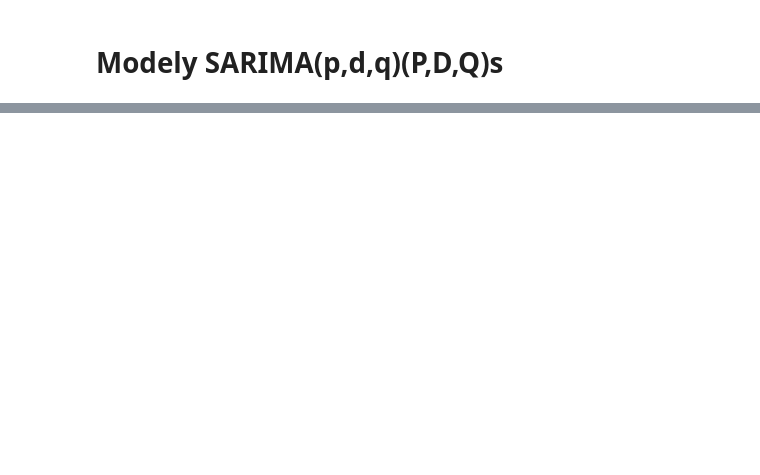
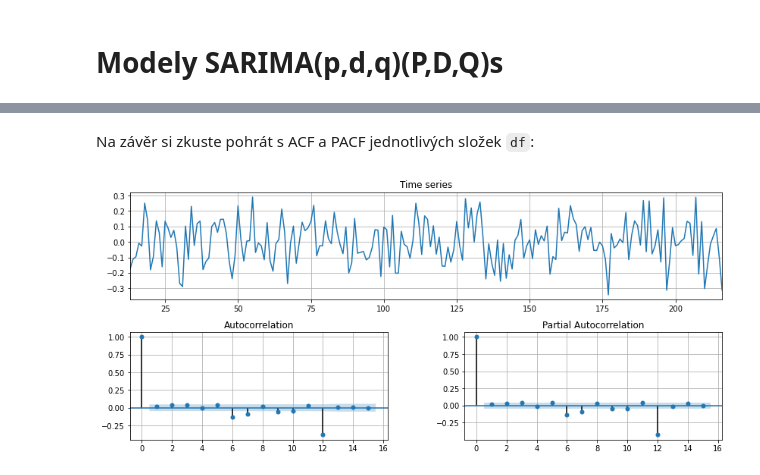
Before and after one commit to kamil-dedecius/mi-scr, a Jupyter notebook: prednasky/5.ipynb, the cells around one changed output, grey strips where cells are left out. Cells and saved outputs as stored; diff of their text form; code cells hidden in the pictures; blank space fills up the shorter version.

```diff
--- a/prednasky/5.ipynb
+++ b/prednasky/5.ipynb
@@ -84,0 +357,6 @@ Možná přidáme eXogeneous vars?
+# %% [markdown]
+Na závěr si zkuste pohrát s ACF a PACF jednotlivých složek `df`:
+# %%
+tsplot(df['rw'].diff().diff(12).dropna())
+# %% [output]
+[figure, added]
```
Also changed, not shown: parts of 51 cells of this notebook, 2 other files.
